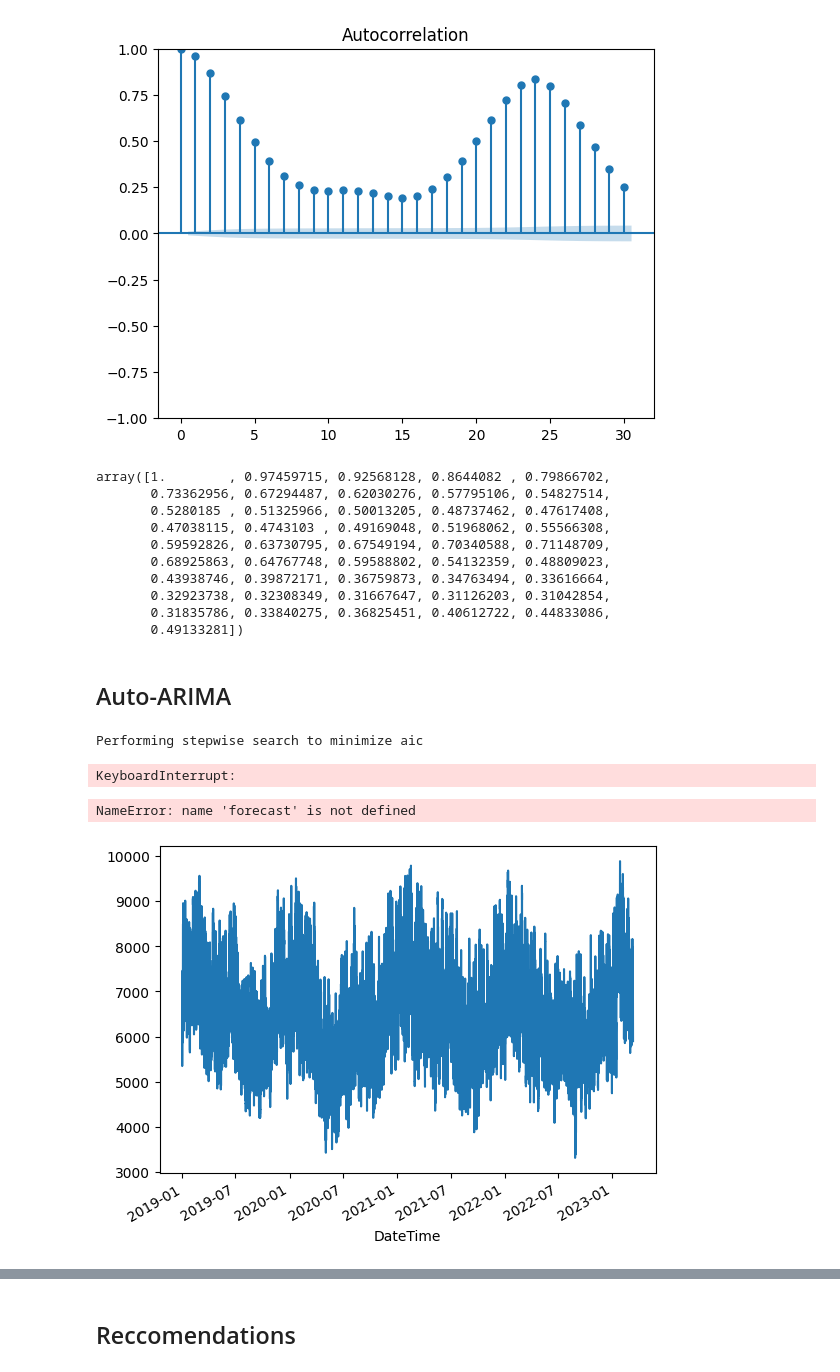
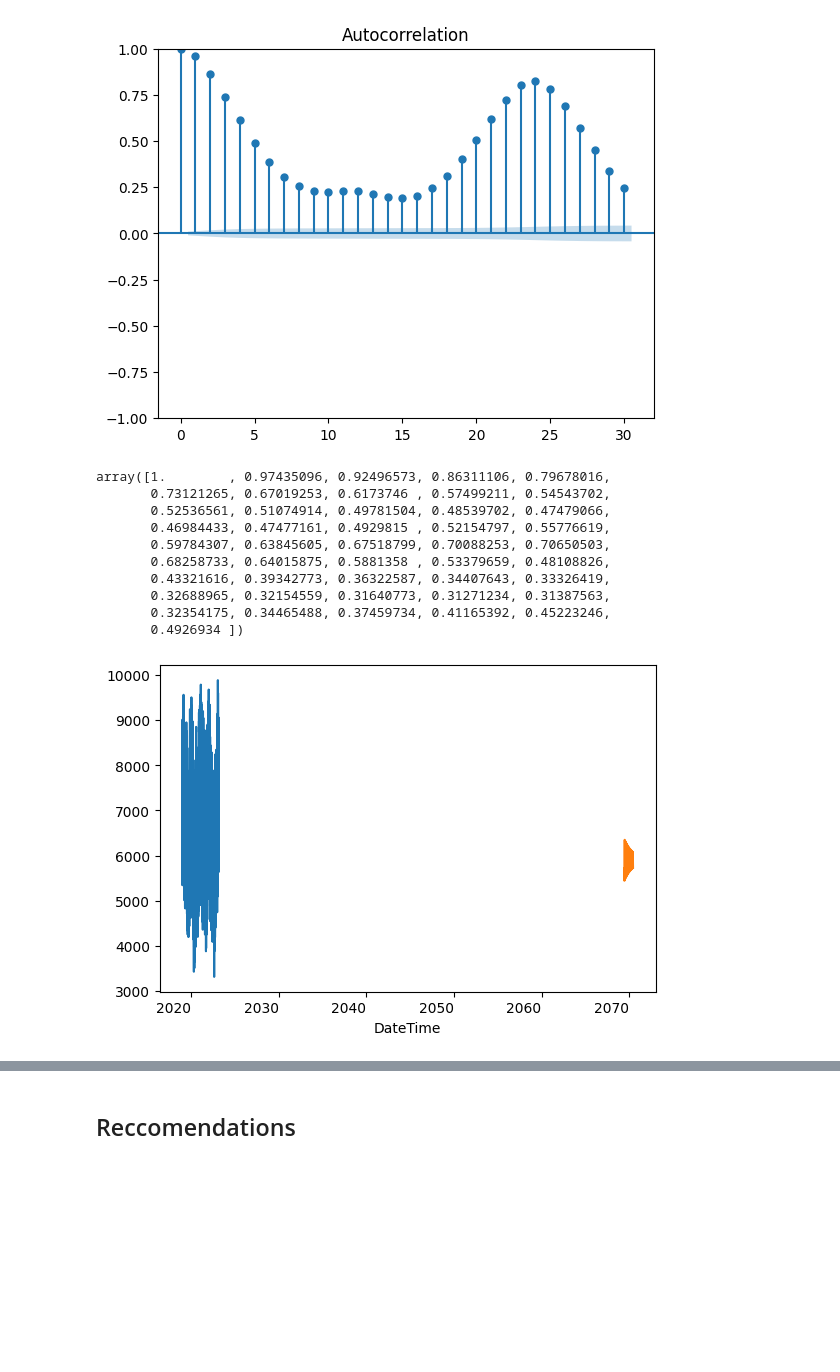
Before and after one commit to DemetriousLloyd/Portfolio, a Jupyter notebook: R_Py_Projects/Time_Series_Modeling_Romanian Electricity.ipynb, the cells around one changed output, grey strips where cells are left out. Drawn from its saved outputs; the diff is of its cells as text; code cells hidden in the pictures; blank space fills up the shorter version.

```diff
--- a/R_Py_Projects/Time_Series_Modeling_Romanian Electricity.ipynb
+++ b/R_Py_Projects/Time_Series_Modeling_Romanian Electricity.ipynb
@@ -129,7 +139,3 @@ df.drop_duplicates(inplace = True)
 df.duplicated().values.any()
 # %% [output]
 False
-# %%
-# Conver DateTime to datetime datatype
-df['DateTime'] = pd.to_datetime(df['DateTime'])
-df['DateTime'].dtype
@@ -154,8 +141,0 @@ df[df['DateTime'] == '2019-10-27 03:00:00']
-# %%
-# Values are close, I will aggregate by hourly average
-#Index by timestampe
-df.set_index('DateTime', inplace = True)
-
-
-#Aggregate by hourly average
-df_clean = df.groupby(df.index.to_series()).mean()
@@ -266,0 +248,5 @@ Notes to self
+# %%
+# pip install pmdarima
+# Will re-evalute, wanted the syntax
+from pmdarima.arima import auto_arima
+model_auto = auto_arima(df['Production'], trace=True, error_action='ignore', suppress_warnings=True)
@@ -338,37 +392,27 @@ plt.show()
 # %% [output]
 [figure]
 # %%
-acf(df_clean['Production'])
+acf(df['Production'])
 # %% [output]
-array([1.        , 0.97459715, 0.92568128, 0.8644082 , 0.79866702,
-       0.73362956, 0.67294487, 0.62030276, 0.57795106, 0.54827514,
-       0.5280185 , 0.51325966, 0.50013205, 0.48737462, 0.47617408,
-       0.47038115, 0.4743103 , 0.49169048, 0.51968062, 0.55566308,
-       0.59592826, 0.63730795, 0.67549194, 0.70340588, 0.71148709,
-       0.68925863, 0.64767748, 0.59588802, 0.54132359, 0.48809023,
-       0.43938746, 0.39872171, 0.36759873, 0.34763494, 0.33616664,
-       0.32923738, 0.32308349, 0.31667647, 0.31126203, 0.31042854,
-       0.31835786, 0.33840275, 0.36825451, 0.40612722, 0.44833086,
-       0.49133281])
+array([1.        , 0.97435096, 0.92496573, 0.86311106, 0.79678016,
+       0.73121265, 0.67019253, 0.6173746 , 0.57499211, 0.54543702,
+       0.52536561, 0.51074914, 0.49781504, 0.48539702, 0.47479066,
+       0.46984433, 0.47477161, 0.4929815 , 0.52154797, 0.55776619,
+       0.59784307, 0.63845605, 0.67518799, 0.70088253, 0.70650503,
+       0.68258733, 0.64015875, 0.5881358 , 0.53379659, 0.48108826,
+       0.43321616, 0.39342773, 0.36322587, 0.34407643, 0.33326419,
+       0.32688965, 0.32154559, 0.31640773, 0.31271234, 0.31387563,
+       0.32354175, 0.34465488, 0.37459734, 0.41165392, 0.45223246,
+       0.4926934 ])
-# %% [markdown]
-## Auto-ARIMA
-# %%
-# pip install pmdarima
-# Will re-evalute, wanted the syntax
-from pmdarima.arima import auto_arima
-model = auto_arima(df_clean['Production'], trace=True, error_action='ignore', suppress_warnings=True)
-# %% [output]
-Performing stepwise search to minimize aic
-KeyboardInterrupt:
 # %%
-forecast = model.predict(n_periods=365)
+forecast = model_auto.predict(n_periods=365)
+#newforecast = pd.Series(forecast, index=test.index)
 # %%
-df_clean['Production'].plot()
+df['Production'].plot()
 forecast.plot()
 plt.show()
 # %% [output]
-NameError: name 'forecast' is not defined
-[figure, old version]
+[figure, new version]
 # %%
 # Something strange in Auto ARIMA. Small variance and reversion to the mean
 forecast.plot()
```
Also changed, not shown: parts of 25 cells of this notebook.
